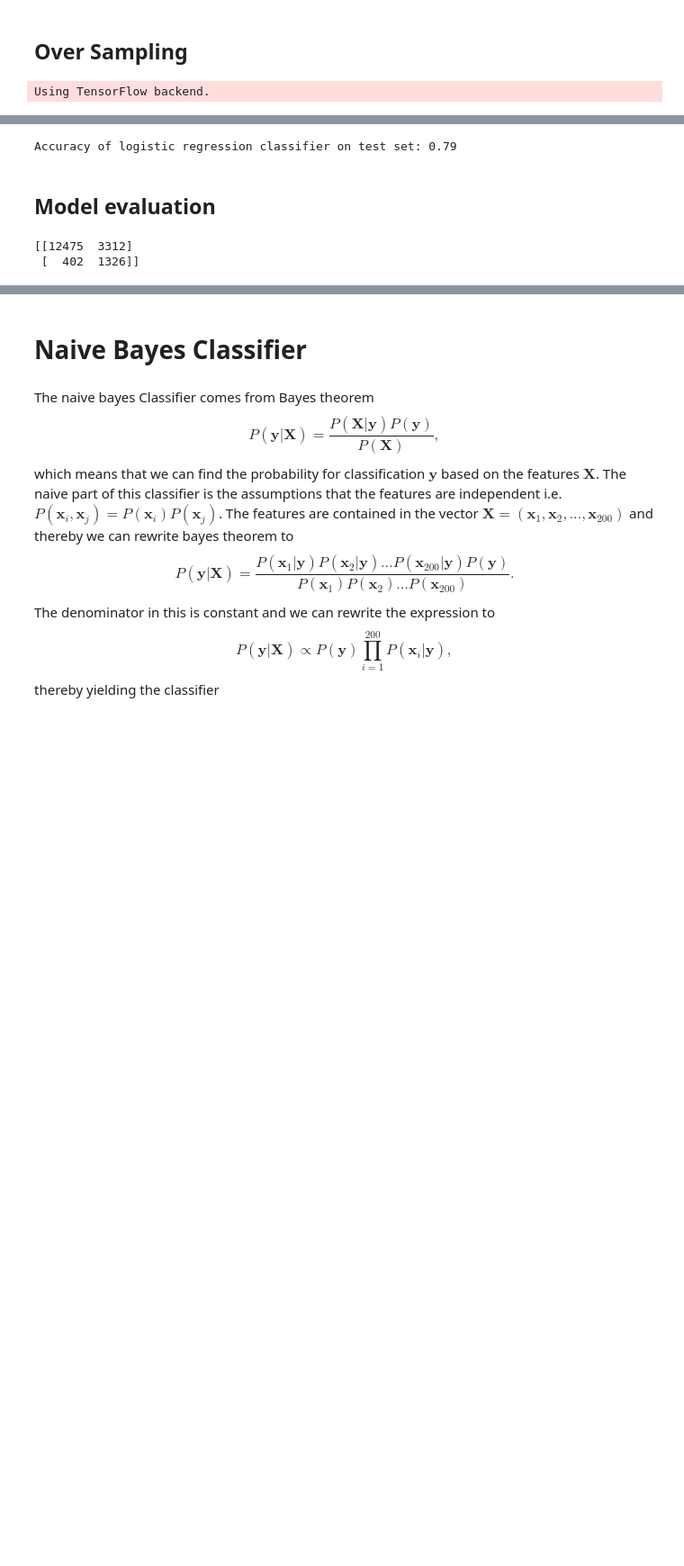
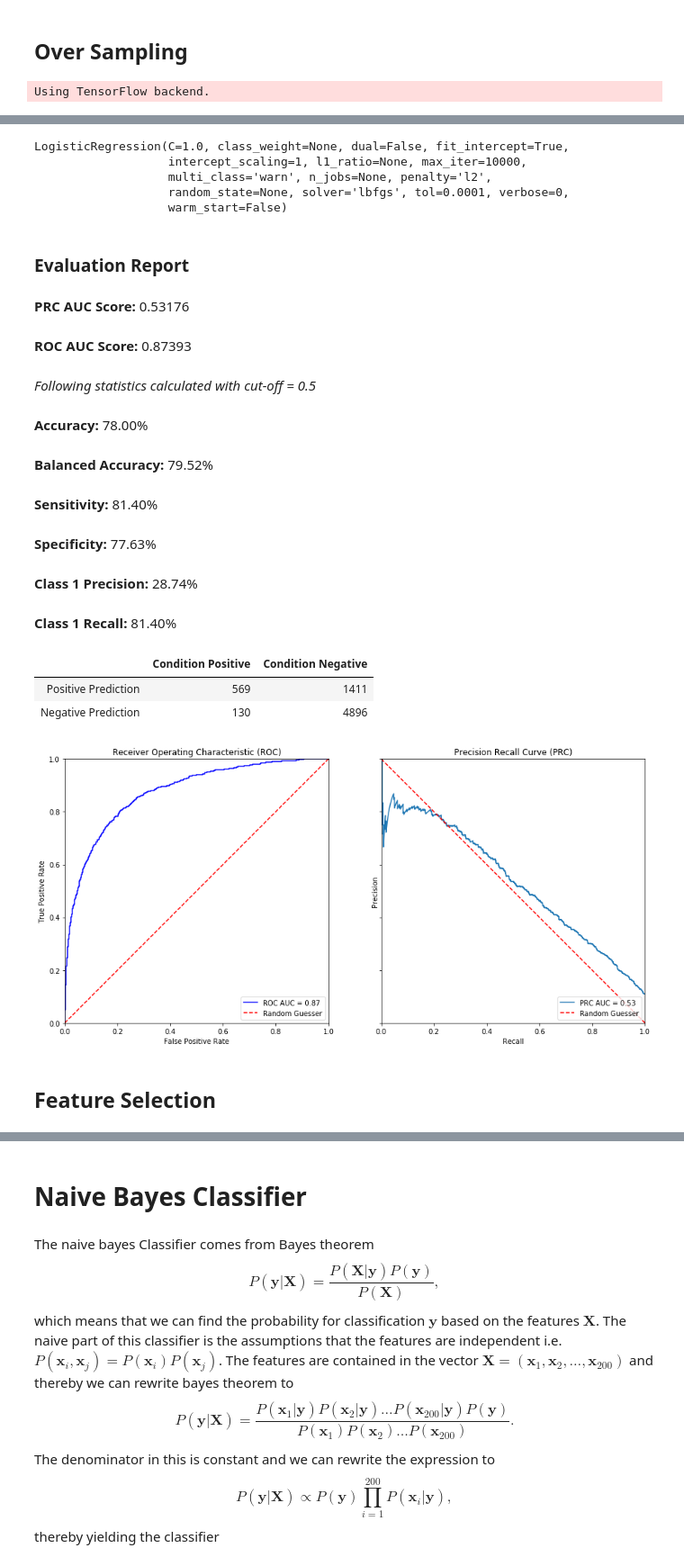
Before and after one commit to JakobGM/machine-learning-course, a Jupyter notebook: project/berild.ipynb, the cells around one changed output, grey strips where cells are left out. Shown at 90% size. Saved outputs shown, nothing was run; the diff lists cells and outputs as text; code cells hidden in the pictures; blank space fills up the shorter version.

```diff
--- a/project/berild.ipynb
+++ b/project/berild.ipynb
@@ -236,7 +255,7 @@ pickle.dump(model, open(filename, 'wb'))
 # %%
 from imblearn.over_sampling import SMOTE
 os = SMOTE(random_state=0)
-os_features,os_response=os.fit_sample(train_features, train_response)
+os_features,os_response=os.fit_sample(data.train_split.X, data.train_split.y)
 # %% [output]
 Using TensorFlow backend.
 # %%
@@ -252,4 +271,35 @@ Number of 1 labels 47283
 Proportion of 0 labels in oversampled data is  0.5
 Proportion of 1 labels in oversampled data is  0.5
+# %%
+lg_os = LogisticRegression(solver='lbfgs',max_iter = 10000)
+lg_os.fit(os_features, os_response)
+# %% [output]
+LogisticRegression(C=1.0, class_weight=None, dual=False, fit_intercept=True,
+                   intercept_scaling=1, l1_ratio=None, max_iter=10000,
+                   multi_class='warn', n_jobs=None, penalty='l2',
+                   random_state=None, solver='lbfgs', tol=0.0001, verbose=0,
+                   warm_start=False)
+# %%
+y_pred = lg_os.predict_proba(data.test_split.X)
+# %%
+data.evaluate(y_pred,plot_roc = True)
+# %% [output]
+### Evaluation Report
+__PRC AUC Score:__ 0.53176
+__ROC AUC Score:__ 0.87393
+
+_Following statistics calculated with cut-off = 0.5_
+__Accuracy:__ 78.00%
+__Balanced Accuracy:__ 79.52%
+__Sensitivity:__ 81.40%
+__Specificity:__ 77.63%
+__Class 1 Precision:__ 28.74%
+__Class 1 Recall:__ 81.40%
+|  | Condition Positive | Condition Negative |
+| Positive Prediction | 569 | 1411 |
+| Negative Prediction | 130 | 4896 |
+[figure, added]
+# %% [markdown]
+## Feature Selection
 # %%
 from sklearn.feature_selection import RFECV
@@ -259,20 +308,2 @@ logreg = LogisticRegression(solver='lbfgs',max_iter=1000)
 rfe = RFECV(logreg, min_features_to_select  = 20, step=1, cv=5, n_jobs = -1, verbose = 10)
 rfe = rfe.fit(os_features, os_response)
-# %%
-from sklearn.linear_model import LogisticRegression
-logreg = LogisticRegression(solver='lbfgs',max_iter = 10000)
-logreg.fit(os_features, os_response)
-
-y_pred = logreg.predict(test_features)
-print('Accuracy of logistic regression classifier on test set: {:.2f}'.format(logreg.score(test_features, test_response)))
-# %% [output]
-Accuracy of logistic regression classifier on test set: 0.79
-# %% [markdown]
-## Model evaluation
-# %%
-from sklearn.metrics import confusion_matrix
-conf_mat = confusion_matrix(test_response, y_pred)
-print(conf_mat)
-# %% [output]
-[[12475  3312]
- [  402  1326]]
```
Also changed, not shown: parts of 37 cells of this notebook.
